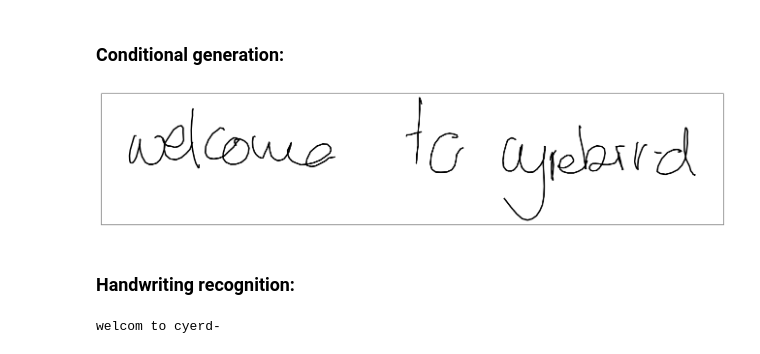
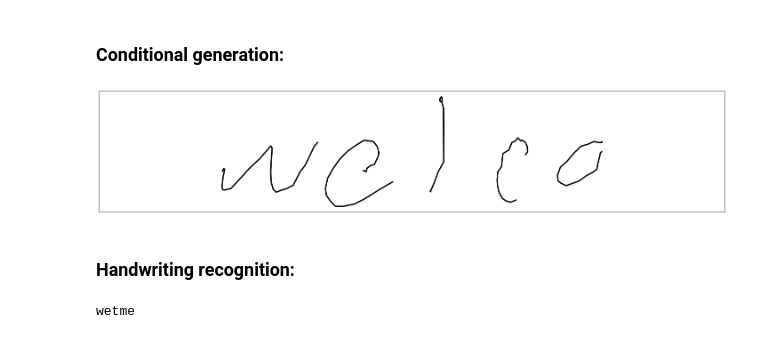
Before and after one commit to ciaua/HandwritingPyTorch, a Jupyter notebook: notebooks/results.ipynb, the cells around one changed output. Saved outputs shown, nothing was run; the diff lists cells and outputs as text; code cells hidden in the pictures.

```diff
--- a/notebooks/results.ipynb
+++ b/notebooks/results.ipynb
@@ -20,14 +20,14 @@ plot_stroke(stroke)
 # %% [markdown]
 ### Conditional generation:
 # %%
-stroke = generate_conditionally(text='welcome to lyrebird')
+stroke = generate_conditionally(text='welcome')
 plot_stroke(stroke)
 # %% [output]
-[figure, old version]
+[figure, new version]
 # %% [markdown]
 ### Handwriting recognition:
 # %%
 text = recognize_stroke(stroke)
 print(text)
 # %% [output]
-welcom to cyerd-
+wetme
```
Also changed, not shown: parts of 1 cell of this notebook.
